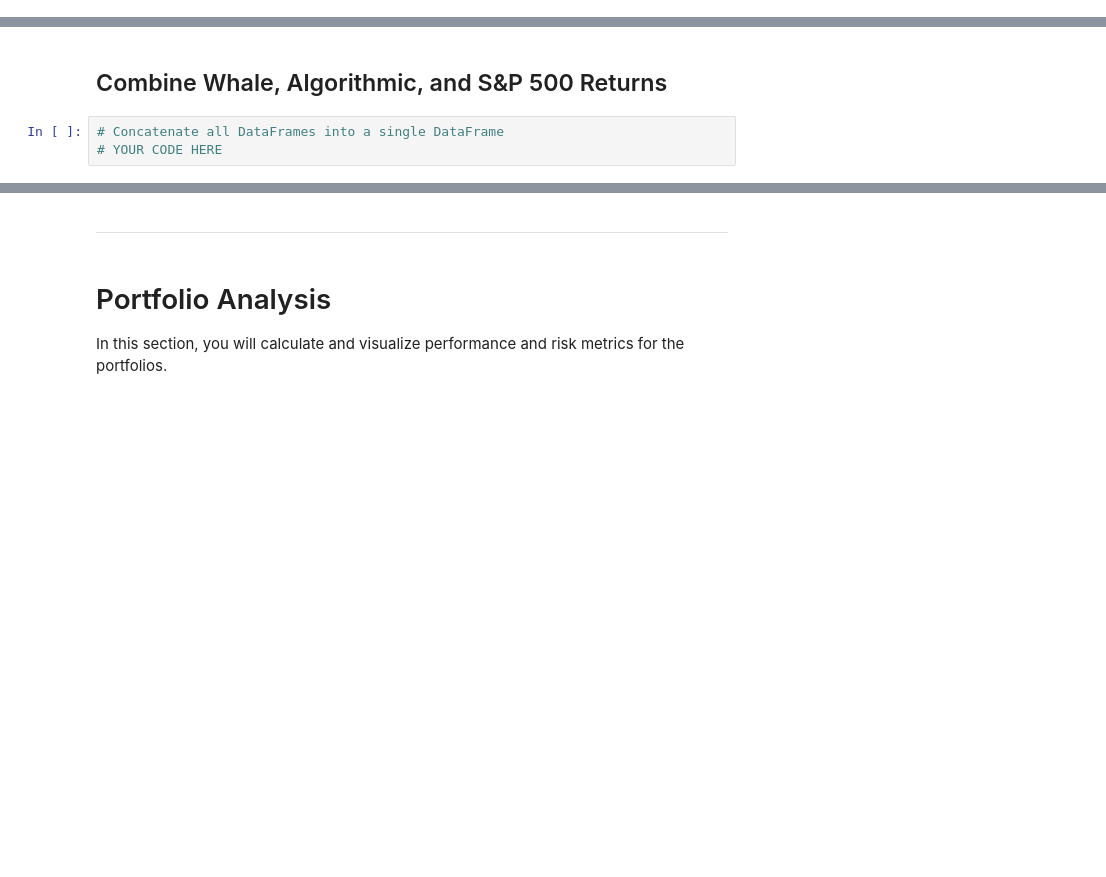
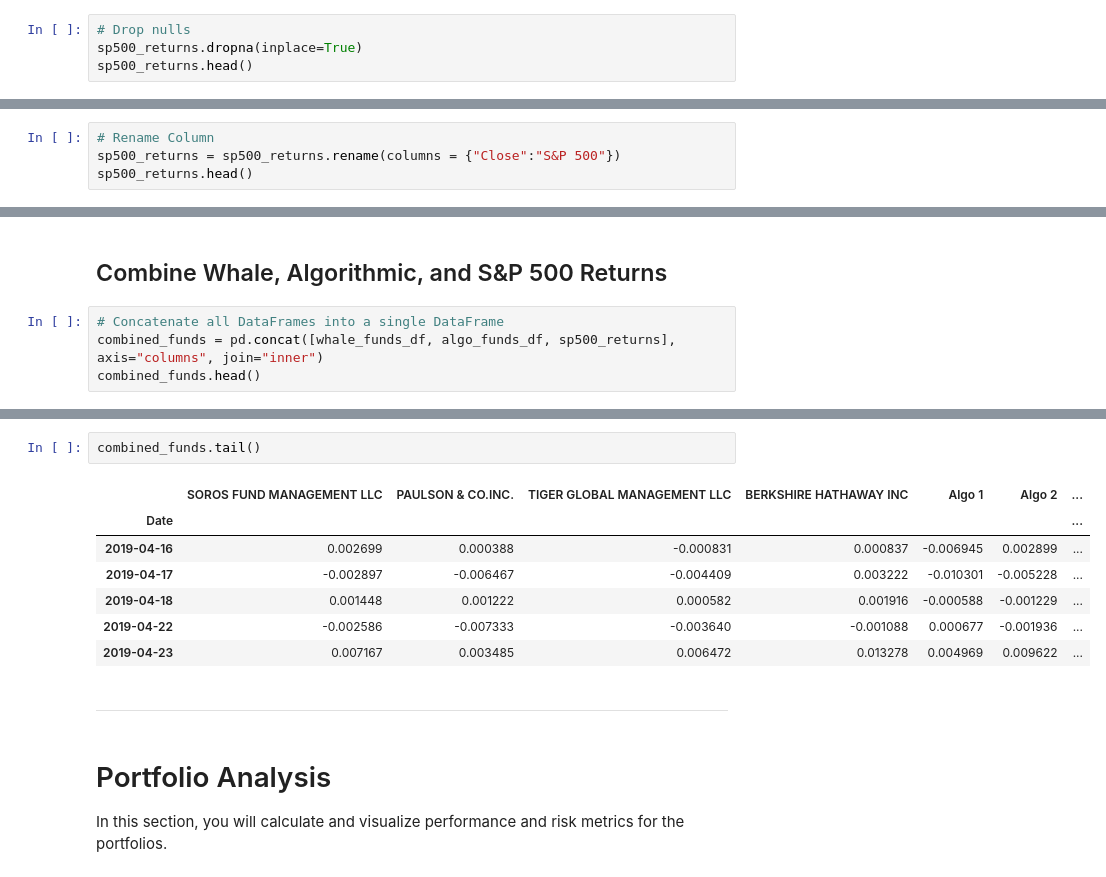
Before and after one commit to mjkasrai/pandas_homework_wk4, a Jupyter notebook: whale_analysis_hw.ipynb, the cells around one changed output, grey strips where cells are left out. Cells and saved outputs as stored; diff of their text form; blank space fills up the shorter version.

```diff
--- a/whale_analysis_hw.ipynb
+++ b/whale_analysis_hw.ipynb
@@ -144,0 +153,4 @@ dtype: object
+# %%
+# Drop nulls
+sp500_returns.dropna(inplace=True)
+sp500_returns.head()
@@ -144,0 +165,4 @@ dtype: object
+# %%
+# Rename Column
+sp500_returns = sp500_returns.rename(columns = {"Close":"S&P 500"})
+sp500_returns.head()
@@ -146,7 +178,8 @@ dtype: object
 ## Combine Whale, Algorithmic, and S&P 500 Returns
 # %%
 # Concatenate all DataFrames into a single DataFrame
-# YOUR CODE HERE
+combined_funds = pd.concat([whale_funds_df, algo_funds_df, sp500_returns], axis="columns", join="inner")
+combined_funds.head()
 # %% [output]
 |  | SOROS FUND MANAGEMENT LLC | PAULSON & CO.INC. | TIGER GLOBAL MANAGEMENT LLC | BERKSHIRE HATHAWAY INC | Algo 1 | Algo 2 | ... |
 | Date |  |  |  |  |  |  | ... |
@@ -155,6 +188,16 @@ dtype: object
 | 2015-03-05 | 0.004016 | 0.004076 | 0.002355 | 0.006726 | -0.000955 | 0.004323 | ... |
 | 2015-03-06 | -0.007905 | -0.003574 | -0.008481 | -0.013098 | -0.004957 | -0.011460 | ... |
 | 2015-03-09 | 0.000582 | 0.004225 | 0.005843 | -0.001652 | -0.005447 | 0.001303 | ... |
+# %%
+combined_funds.tail()
+# %% [output]
+|  | SOROS FUND MANAGEMENT LLC | PAULSON & CO.INC. | TIGER GLOBAL MANAGEMENT LLC | BERKSHIRE HATHAWAY INC | Algo 1 | Algo 2 | ... |
+| Date |  |  |  |  |  |  | ... |
+| 2019-04-16 | 0.002699 | 0.000388 | -0.000831 | 0.000837 | -0.006945 | 0.002899 | ... |
+| 2019-04-17 | -0.002897 | -0.006467 | -0.004409 | 0.003222 | -0.010301 | -0.005228 | ... |
+| 2019-04-18 | 0.001448 | 0.001222 | 0.000582 | 0.001916 | -0.000588 | -0.001229 | ... |
+| 2019-04-22 | -0.002586 | -0.007333 | -0.003640 | -0.001088 | 0.000677 | -0.001936 | ... |
+| 2019-04-23 | 0.007167 | 0.003485 | 0.006472 | 0.013278 | 0.004969 | 0.009622 | ... |
 # %% [markdown]
 ---
 # %% [markdown]
```
Also changed, not shown: parts of 19 cells of this notebook.
